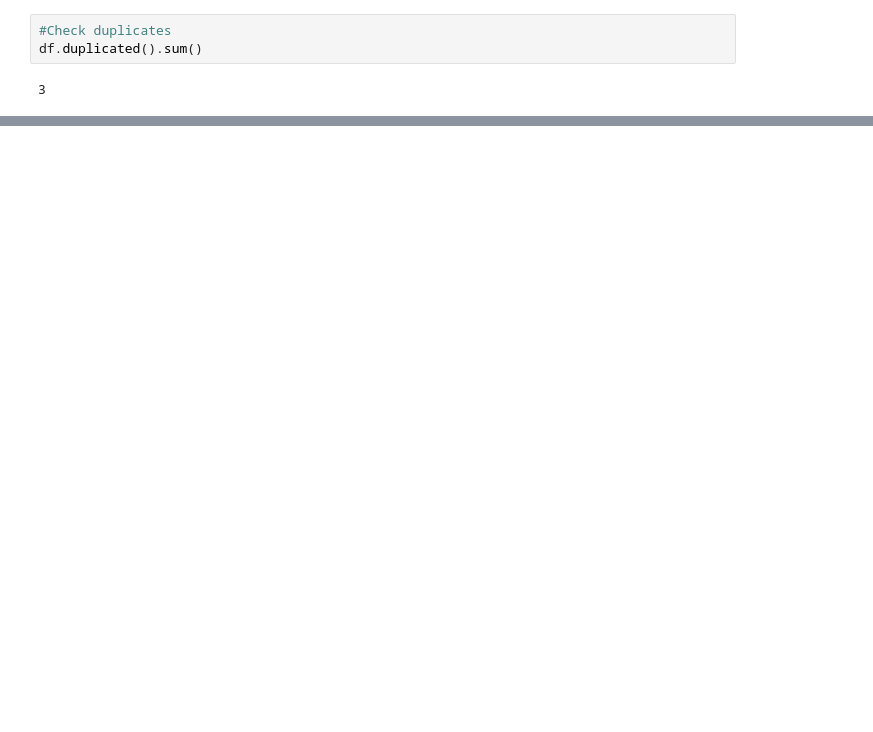
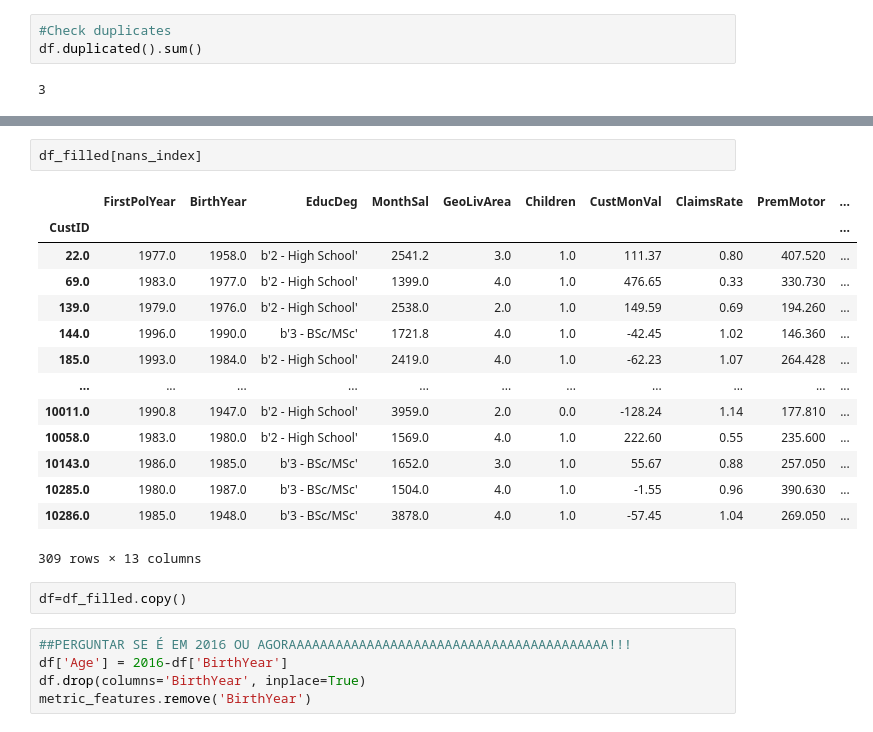
Before and after one commit to henrymmarques/DMProject, a Jupyter notebook: preprocess.ipynb, the cells around one changed output, grey strips where cells are left out. Drawn from its saved outputs; the diff is of its cells as text; blank space fills up the shorter version.

```diff
--- a/preprocess.ipynb
+++ b/preprocess.ipynb
@@ -52 +102,25 @@ df.duplicated().sum()
+# %%
+df_filled[nans_index]
+# %% [output]
+|  | FirstPolYear | BirthYear | EducDeg | MonthSal | GeoLivArea | Children | CustMonVal | ClaimsRate | PremMotor | ... |
+| CustID |  |  |  |  |  |  |  |  |  | ... |
+| 22.0 | 1977.0 | 1958.0 | b'2 - High School' | 2541.2 | 3.0 | 1.0 | 111.37 | 0.80 | 407.520 | ... |
+| 69.0 | 1983.0 | 1977.0 | b'2 - High School' | 1399.0 | 4.0 | 1.0 | 476.65 | 0.33 | 330.730 | ... |
+| 139.0 | 1979.0 | 1976.0 | b'2 - High School' | 2538.0 | 2.0 | 1.0 | 149.59 | 0.69 | 194.260 | ... |
+| 144.0 | 1996.0 | 1990.0 | b'3 - BSc/MSc' | 1721.8 | 4.0 | 1.0 | -42.45 | 1.02 | 146.360 | ... |
+| 185.0 | 1993.0 | 1984.0 | b'2 - High School' | 2419.0 | 4.0 | 1.0 | -62.23 | 1.07 | 264.428 | ... |
+| ... | ... | ... | ... | ... | ... | ... | ... | ... | ... | ... |
+| 10011.0 | 1990.8 | 1947.0 | b'2 - High School' | 3959.0 | 2.0 | 0.0 | -128.24 | 1.14 | 177.810 | ... |
+| 10058.0 | 1983.0 | 1980.0 | b'2 - High School' | 1569.0 | 4.0 | 1.0 | 222.60 | 0.55 | 235.600 | ... |
+| 10143.0 | 1986.0 | 1985.0 | b'3 - BSc/MSc' | 1652.0 | 3.0 | 1.0 | 55.67 | 0.88 | 257.050 | ... |
+| 10285.0 | 1980.0 | 1987.0 | b'3 - BSc/MSc' | 1504.0 | 4.0 | 1.0 | -1.55 | 0.96 | 390.630 | ... |
+| 10286.0 | 1985.0 | 1948.0 | b'3 - BSc/MSc' | 3878.0 | 4.0 | 1.0 | -57.45 | 1.04 | 269.050 | ... |
+309 rows × 13 columns
+# %%
+df=df_filled.copy()
+# %%
+##PERGUNTAR SE É EM 2016 OU AGORAAAAAAAAAAAAAAAAAAAAAAAAAAAAAAAAAAAAAAAAA!!!
+df['Age'] = 2016-df['BirthYear']
+df.drop(columns='BirthYear', inplace=True)
+metric_features.remove('BirthYear')
 # %%
```
Also changed, not shown: parts of 17 cells of this notebook.
